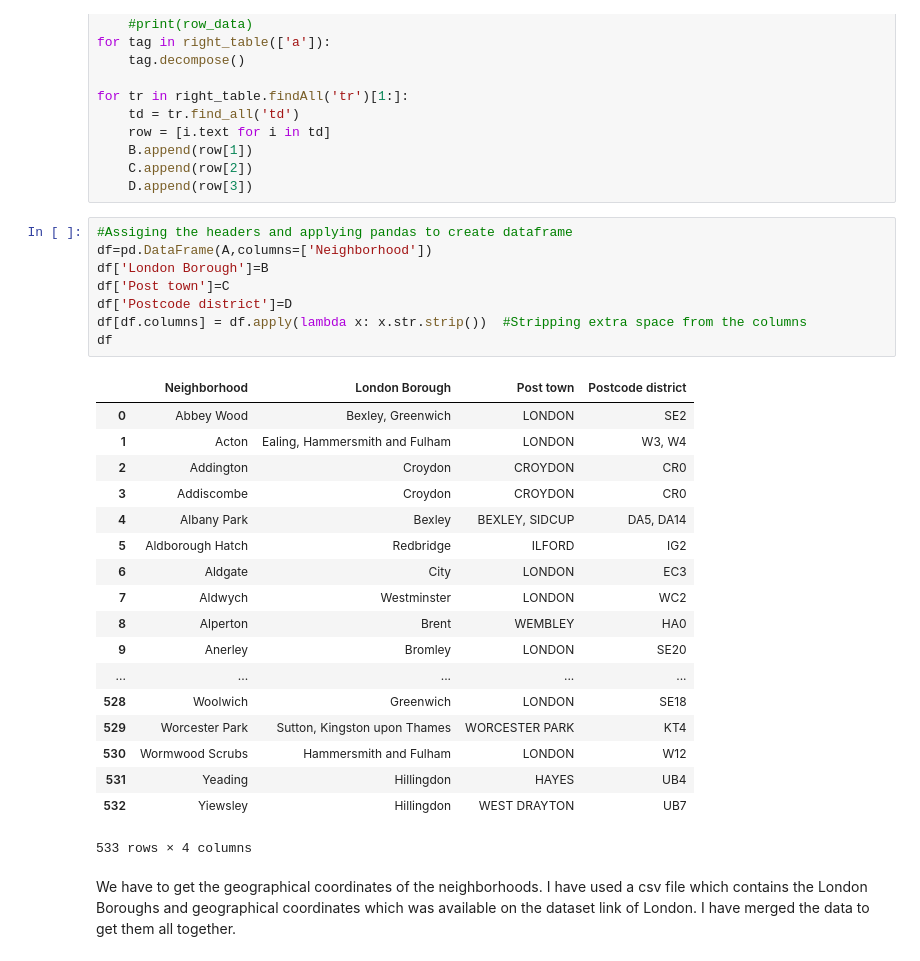
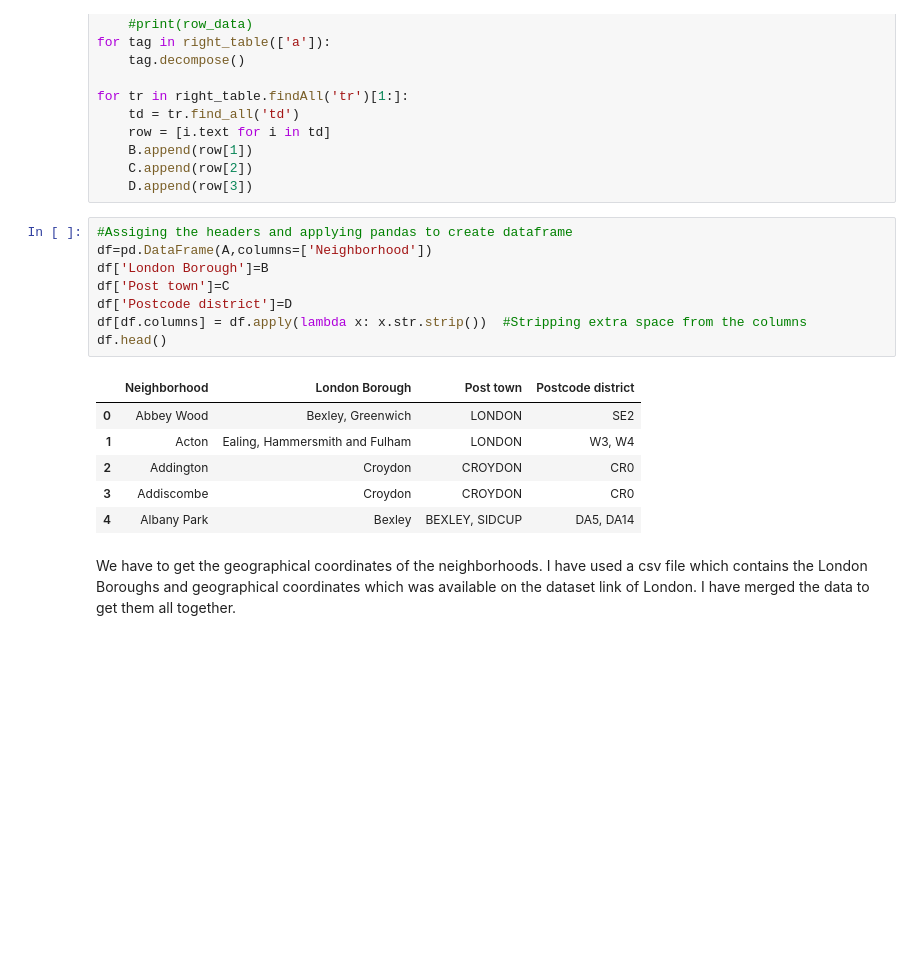
Before and after one commit to nivedithaiyengar/Coursera_Capstone, a Jupyter notebook: London_Thesis.ipynb, the cells around one changed output. Drawn from its saved outputs; the diff is of its cells as text; blank space fills up the shorter version.

```diff
--- a/London_Thesis.ipynb
+++ b/London_Thesis.ipynb
@@ -78,30 +78,18 @@ for tr in right_table.findAll('tr')[1:]:
 # %%
 #Assiging the headers and applying pandas to create dataframe
 df=pd.DataFrame(A,columns=['Neighborhood'])
 df['London Borough']=B
 df['Post town']=C
 df['Postcode district']=D
 df[df.columns] = df.apply(lambda x: x.str.strip())  #Stripping extra space from the columns
-df
+df.head()
 # %% [output]
 |  | Neighborhood | London Borough | Post town | Postcode district |
 | 0 | Abbey Wood | Bexley, Greenwich | LONDON | SE2 |
 | 1 | Acton | Ealing, Hammersmith and Fulham | LONDON | W3, W4 |
 | 2 | Addington | Croydon | CROYDON | CR0 |
 | 3 | Addiscombe | Croydon | CROYDON | CR0 |
 | 4 | Albany Park | Bexley | BEXLEY, SIDCUP | DA5, DA14 |
-| 5 | Aldborough Hatch | Redbridge | ILFORD | IG2 |
-| 6 | Aldgate | City | LONDON | EC3 |
-| 7 | Aldwych | Westminster | LONDON | WC2 |
-| 8 | Alperton | Brent | WEMBLEY | HA0 |
-| 9 | Anerley | Bromley | LONDON | SE20 |
-| ... | ... | ... | ... | ... |
-| 528 | Woolwich | Greenwich | LONDON | SE18 |
-| 529 | Worcester Park | Sutton, Kingston upon Thames | WORCESTER PARK | KT4 |
-| 530 | Wormwood Scrubs | Hammersmith and Fulham | LONDON | W12 |
-| 531 | Yeading | Hillingdon | HAYES | UB4 |
-| 532 | Yiewsley | Hillingdon | WEST DRAYTON | UB7 |
-533 rows × 4 columns
 # %% [markdown]
 We have to get the geographical coordinates of the neighborhoods. I have used a csv file which contains the London Boroughs and geographical coordinates which was available on the dataset link of London. I have merged the data to get them all together.
 # %%
```
Also changed, not shown: parts of 18 cells of this notebook.
